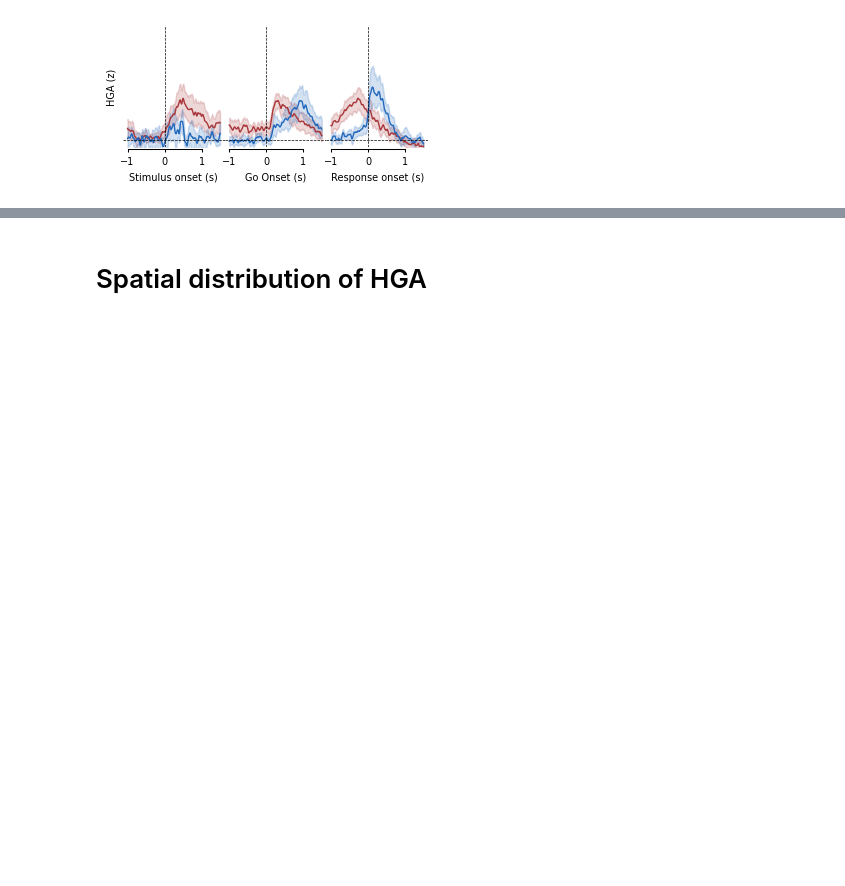
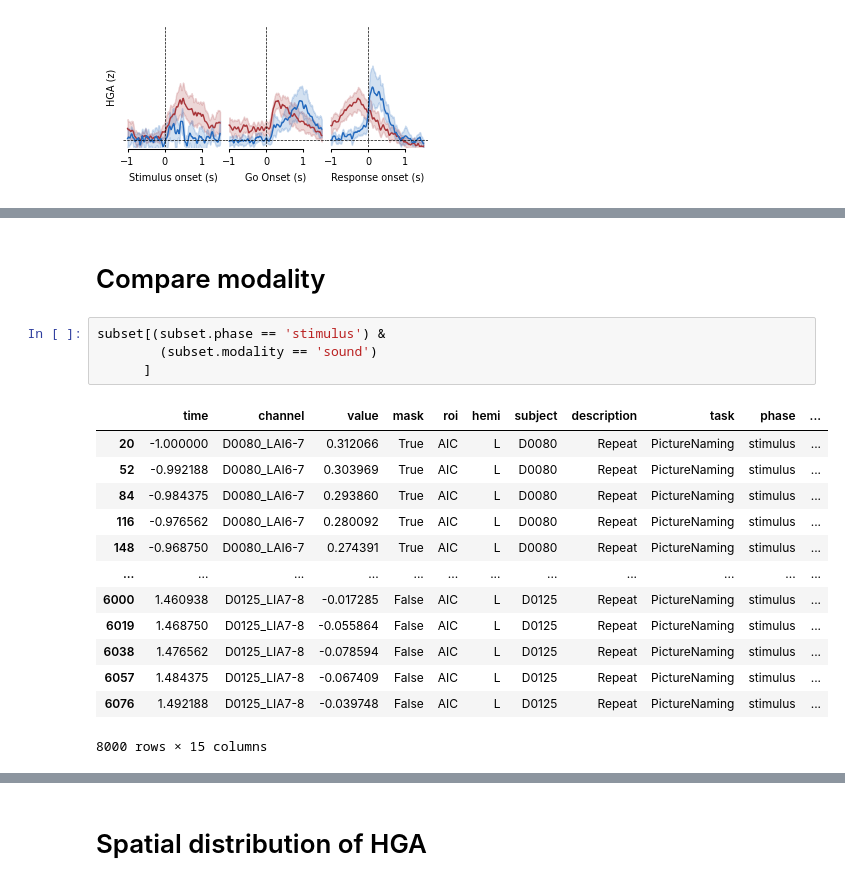
Before and after one commit to shinanlin/insula, a Jupyter notebook: viz/fig2.ipynb, the cells around one changed output, grey strips where cells are left out. Saved outputs shown, nothing was run; the diff lists cells and outputs as text; blank space fills up the shorter version.

```diff
--- a/viz/fig2.ipynb
+++ b/viz/fig2.ipynb
@@ -457,0 +572,20 @@ plt.show()
+# %% [markdown]
+# Compare modality
+# %%
+subset[(subset.phase == 'stimulus') &
+        (subset.modality == 'sound')
+      ]
+# %% [output]
+|  | time | channel | value | mask | roi | hemi | subject | description | task | phase | ... |
+| 20 | -1.000000 | D0080_LAI6-7 | 0.312066 | True | AIC | L | D0080 | Repeat | PictureNaming | stimulus | ... |
+| 52 | -0.992188 | D0080_LAI6-7 | 0.303969 | True | AIC | L | D0080 | Repeat | PictureNaming | stimulus | ... |
+| 84 | -0.984375 | D0080_LAI6-7 | 0.293860 | True | AIC | L | D0080 | Repeat | PictureNaming | stimulus | ... |
+| 116 | -0.976562 | D0080_LAI6-7 | 0.280092 | True | AIC | L | D0080 | Repeat | PictureNaming | stimulus | ... |
+| 148 | -0.968750 | D0080_LAI6-7 | 0.274391 | True | AIC | L | D0080 | Repeat | PictureNaming | stimulus | ... |
+| ... | ... | ... | ... | ... | ... | ... | ... | ... | ... | ... | ... |
+| 6000 | 1.460938 | D0125_LIA7-8 | -0.017285 | False | AIC | L | D0125 | Repeat | PictureNaming | stimulus | ... |
+| 6019 | 1.468750 | D0125_LIA7-8 | -0.055864 | False | AIC | L | D0125 | Repeat | PictureNaming | stimulus | ... |
+| 6038 | 1.476562 | D0125_LIA7-8 | -0.078594 | False | AIC | L | D0125 | Repeat | PictureNaming | stimulus | ... |
+| 6057 | 1.484375 | D0125_LIA7-8 | -0.067409 | False | AIC | L | D0125 | Repeat | PictureNaming | stimulus | ... |
+| 6076 | 1.492188 | D0125_LIA7-8 | -0.039748 | False | AIC | L | D0125 | Repeat | PictureNaming | stimulus | ... |
+8000 rows × 15 columns
```
Also changed, not shown: parts of 7 cells of this notebook, 2 other files.
